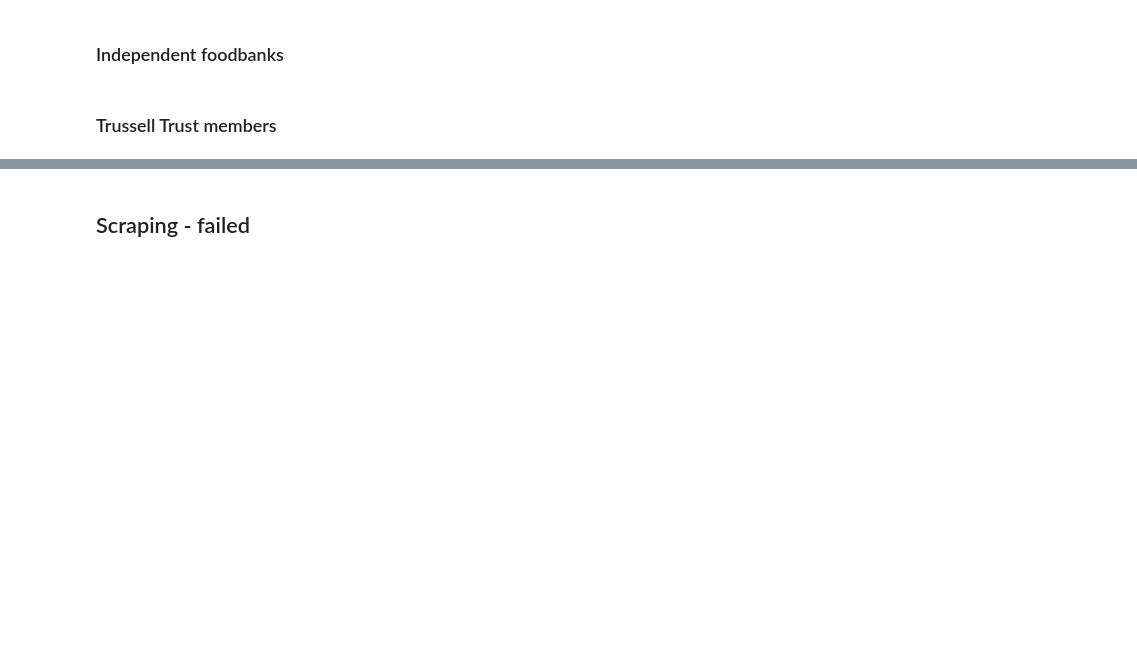
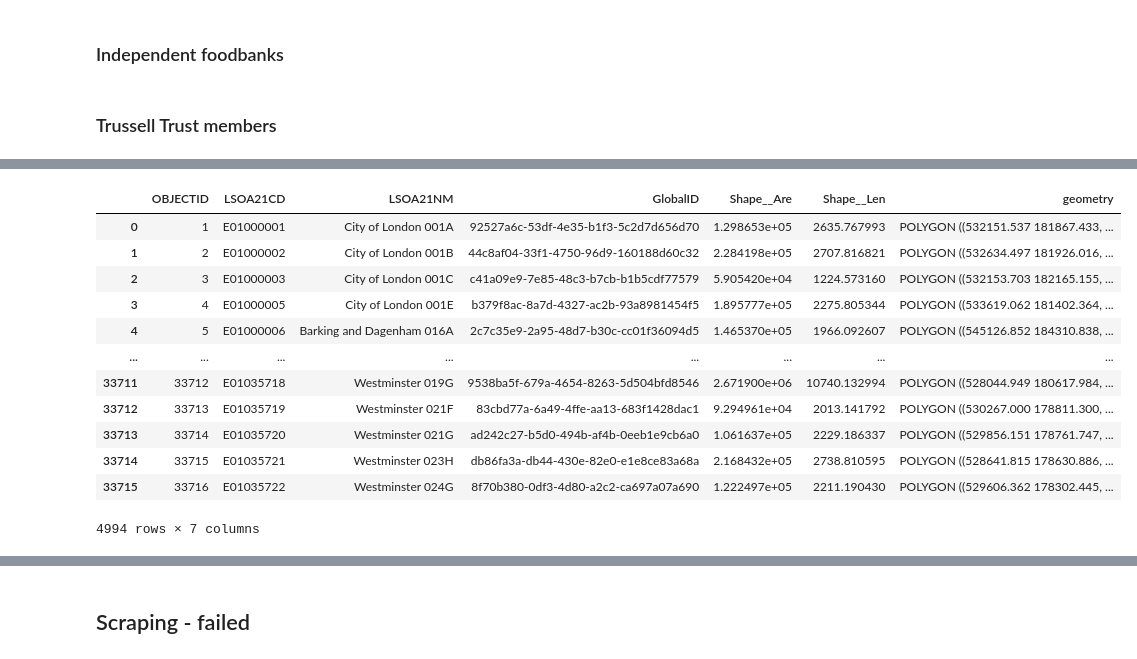
Before and after one commit to Lisa-Ho/30-day-map-challenge, a Jupyter notebook: 2022/Day13/foodbanks-london.ipynb, the cells around one changed output, grey strips where cells are left out. Saved outputs shown, nothing was run; the diff lists cells and outputs as text; code cells hidden in the pictures; blank space fills up the shorter version.

```diff
--- a/2022/Day13/foodbanks-london.ipynb
+++ b/2022/Day13/foodbanks-london.ipynb
@@ -101,0 +238,16 @@ ind
+# %%
+london
+# %% [output]
+|  | OBJECTID | LSOA21CD | LSOA21NM | GlobalID | Shape__Are | Shape__Len | geometry |
+| 0 | 1 | E01000001 | City of London 001A | 92527a6c-53df-4e35-b1f3-5c2d7d656d70 | 1.298653e+05 | 2635.767993 | POLYGON ((532151.537 181867.433, ... |
+| 1 | 2 | E01000002 | City of London 001B | 44c8af04-33f1-4750-96d9-160188d60c32 | 2.284198e+05 | 2707.816821 | POLYGON ((532634.497 181926.016, ... |
+| 2 | 3 | E01000003 | City of London 001C | c41a09e9-7e85-48c3-b7cb-b1b5cdf77579 | 5.905420e+04 | 1224.573160 | POLYGON ((532153.703 182165.155, ... |
+| 3 | 4 | E01000005 | City of London 001E | b379f8ac-8a7d-4327-ac2b-93a8981454f5 | 1.895777e+05 | 2275.805344 | POLYGON ((533619.062 181402.364, ... |
+| 4 | 5 | E01000006 | Barking and Dagenham 016A | 2c7c35e9-2a95-48d7-b30c-cc01f36094d5 | 1.465370e+05 | 1966.092607 | POLYGON ((545126.852 184310.838, ... |
+| ... | ... | ... | ... | ... | ... | ... | ... |
+| 33711 | 33712 | E01035718 | Westminster 019G | 9538ba5f-679a-4654-8263-5d504bfd8546 | 2.671900e+06 | 10740.132994 | POLYGON ((528044.949 180617.984, ... |
+| 33712 | 33713 | E01035719 | Westminster 021F | 83cbd77a-6a49-4ffe-aa13-683f1428dac1 | 9.294961e+04 | 2013.141792 | POLYGON ((530267.000 178811.300, ... |
+| 33713 | 33714 | E01035720 | Westminster 021G | ad242c27-b5d0-494b-af4b-0eeb1e9cb6a0 | 1.061637e+05 | 2229.186337 | POLYGON ((529856.151 178761.747, ... |
+| 33714 | 33715 | E01035721 | Westminster 023H | db86fa3a-db44-430e-82e0-e1e8ce83a68a | 2.168432e+05 | 2738.810595 | POLYGON ((528641.815 178630.886, ... |
+| 33715 | 33716 | E01035722 | Westminster 024G | 8f70b380-0df3-4d80-a2c2-ca697a07a690 | 1.222497e+05 | 2211.190430 | POLYGON ((529606.362 178302.445, ... |
+4994 rows × 7 columns
```
Also changed, not shown: parts of 37 cells of this notebook.
